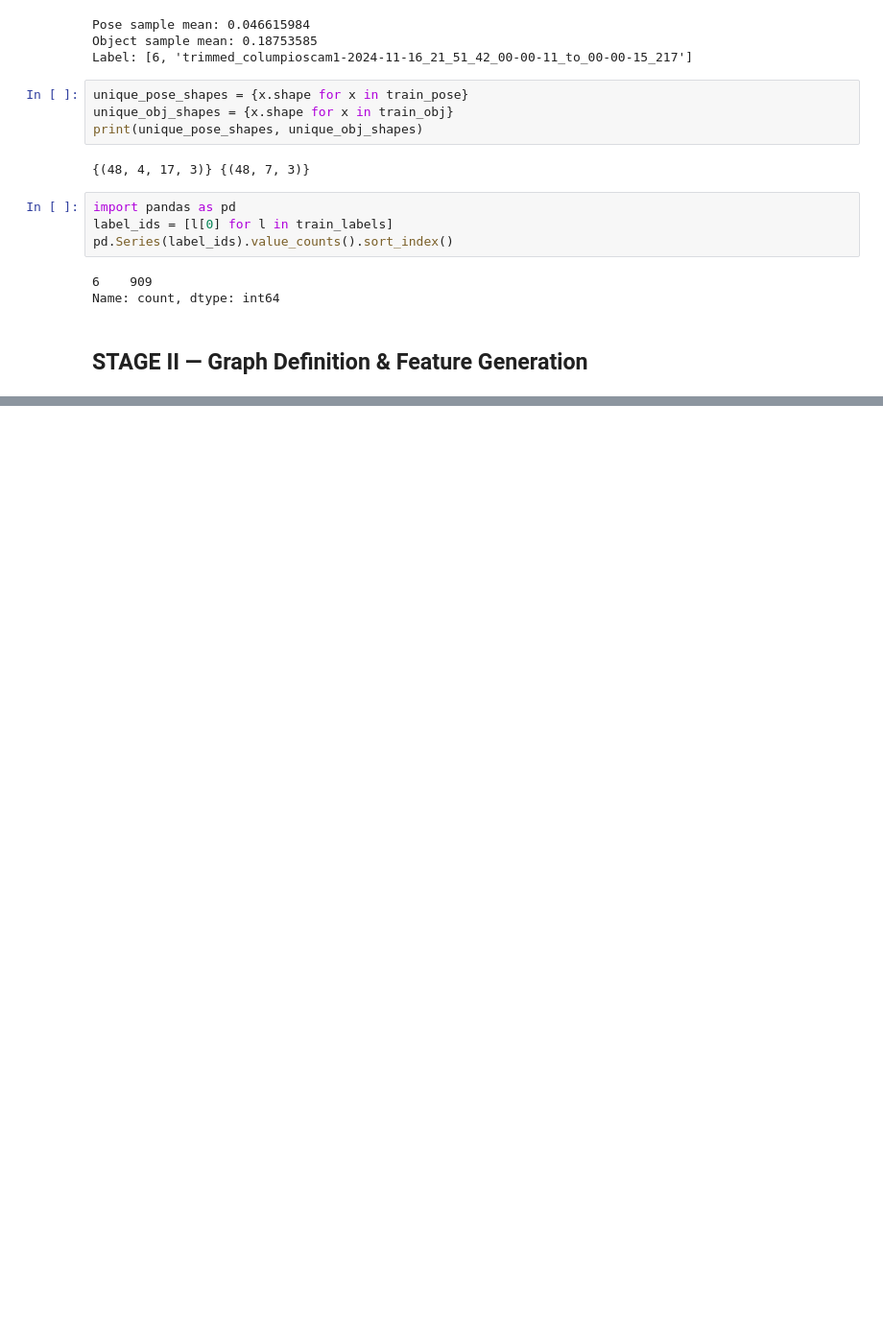
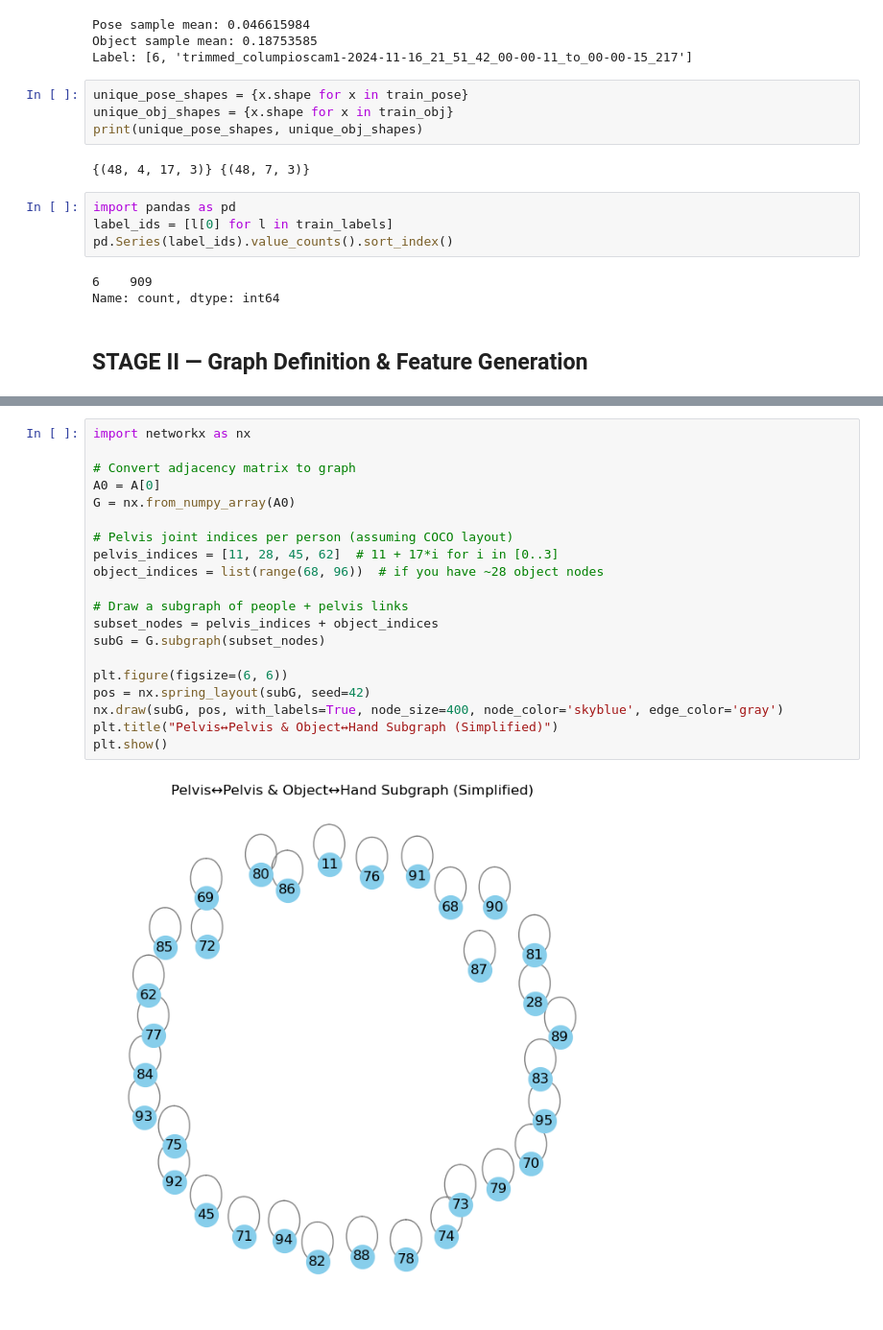
Before and after one commit to alexeiddg/mpgcn-playground-scenes, a Jupyter notebook: script/notebooks/mpgcn_diagnostics.ipynb, the cells around one changed output, grey strips where cells are left out. Shown: that part at 96% size. Cells and saved outputs as stored; diff of their text form; blank space fills up the shorter version.

```diff
--- a/script/notebooks/mpgcn_diagnostics.ipynb
+++ b/script/notebooks/mpgcn_diagnostics.ipynb
@@ -110,0 +229,22 @@ Name: count, dtype: int64
+# %%
+import networkx as nx
+
+# Convert adjacency matrix to graph
+A0 = A[0]
+G = nx.from_numpy_array(A0)
+
+# Pelvis joint indices per person (assuming COCO layout)
+pelvis_indices = [11, 28, 45, 62]  # 11 + 17*i for i in [0..3]
+object_indices = list(range(68, 96))  # if you have ~28 object nodes
+
+# Draw a subgraph of people + pelvis links
+subset_nodes = pelvis_indices + object_indices
+subG = G.subgraph(subset_nodes)
+
+plt.figure(figsize=(6, 6))
+pos = nx.spring_layout(subG, seed=42)
+nx.draw(subG, pos, with_labels=True, node_size=400, node_color='skyblue', edge_color='gray')
+plt.title("Pelvis↔Pelvis & Object↔Hand Subgraph (Simplified)")
+plt.show()
+# %% [output]
+[figure, added]
```
Also changed, not shown: parts of 6 cells of this notebook, 18 other files.
